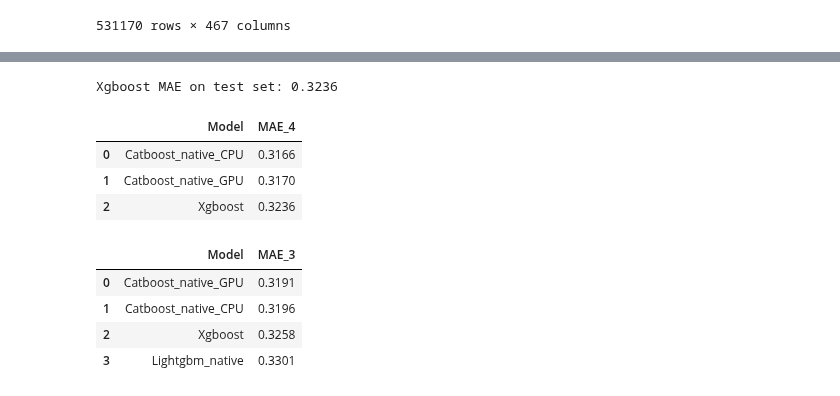
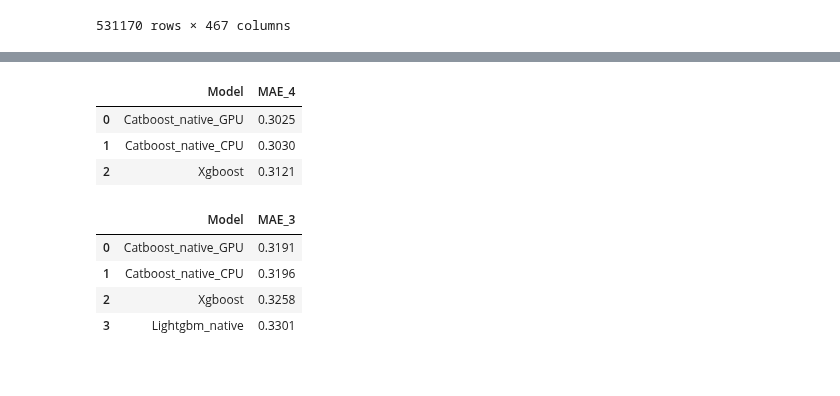
Before and after one commit to teodor-georgiev/Online-Retailer-Analysis-2014, a Jupyter notebook: 5. Recent_+_Interaction.ipynb, the cells around one changed output, grey strips where cells are left out. Saved outputs shown, nothing was run; the diff lists cells and outputs as text; code cells hidden in the pictures.

```diff
--- a/5. Recent_+_Interaction.ipynb
+++ b/5. Recent_+_Interaction.ipynb
@@ -690,5 +403,5 @@ df_train_encoded,df_test_encoded,encoder = Model.LOE_Encoder(df_train,df_test, c
 # %%
-catboost_params_cpu = {'iterations': 150, 'learning_rate': 0.1, 'depth': 10, 'loss_function': 'Logloss', 'random_seed': 42}
+catboost_params_cpu = {'iterations': 175, 'learning_rate': 0.11, 'depth': 9, 'loss_function': 'Logloss', 'random_seed': 42,"l2_leaf_reg": 15,"max_ctr_complexity" : 3}
 catboost_model_cpu, catboost_Y_pred_cpu, catboost_mae_cpu, catboost_Y_pred_proba_cpu = Model.catboost(df_train,df_test,catboost_params_cpu,1,cat_cols)
 print("Catboost_cpu MAE on test set:", catboost_mae_cpu)
 # %% [output]
@@ -713,7 +410,7 @@ Catboost_cpu MAE on test set: 0.3054
 # concat df_train and df_test
 df_train_whole = pd.concat([df_train,df_test],axis=0)
 # %%
-catboost_params_cpu = {'iterations': 150, 'learning_rate': 0.1, 'depth': 10, 'loss_function': 'Logloss', 'random_seed': 42}
-catboost_model_cpu_valid, catboost_Y_pred_cpu_valid, catboost_mae_cpu_valid, catboost_Y_pred_proba_cpu_valid = Model.catboost(df_train_whole,df_valid,catboost_params_cpu,1,cat_cols)
-print("Catboost_cpu MAE on test set:", catboost_mae_cpu_valid)
+catboost_params_gpu = {'iterations': 175, 'learning_rate': 0.11, 'depth': 10, 'loss_function': 'Logloss', 'random_seed': 42,"task_type":"GPU","l2_leaf_reg": 15,"max_ctr_complexity" : 3}
+catboost_model_gpu, catboost_Y_pred_gpu, catboost_mae_gpu, catboost_Y_pred_proba_gpu = Model.catboost(df_train,df_test,catboost_params_gpu,1,cat_cols)
+print("Catboost_gpu MAE on test set:", catboost_mae_gpu)
 # %% [output]
@@ -983,4 +423,0 @@ Xgboost MAE on test set: 0.1825
-# %%
-xgboost_params = {'max_depth': 9, 'learning_rate': 0.15, 'n_estimators': 50, 'objective': 'binary:logistic', 'random_state': 42,"objective":"binary:logistic"}
-xgb_model, xgb_Y_pred, xgb_mae, xgb_Y_pred_proba = Model.xgboost(df_train_encoded,df_test_encoded,xgboost_params,1)
-print("Xgboost MAE on test set:", xgb_mae)
@@ -1005,22 +424,16 @@ Xgboost MAE on test set: 0.3991
-# %%
-xgboost_params = {'max_depth': 9, 'learning_rate': 0.15, 'n_estimators': 50, 'objective': 'binary:logistic', 'random_state': 42,"objective":"binary:logistic"}
-xgb_model, xgb_Y_pred, xgb_mae, xgb_Y_pred_proba = Model.xgboost(df_train_encoded,df_test_encoded,xgboost_params,1)
-print("Xgboost MAE on test set:", xgb_mae)
-# %% [output]
-Xgboost MAE on test set: 0.3236
 # %%
-mae_dict_1 = {"Catboost_native_CPU":0.3166,"Catboost_native_GPU":0.317,"Xgboost":0.3236}
+mae_dict_1 = {"Catboost_native_CPU":catboost_mae_cpu,"Catboost_native_GPU":catboost_mae_gpu,"Xgboost":xgb_mae}
 model_results_1 = pd.DataFrame(mae_dict_1,index=["MAE_4"])
 model_results_1.sort_values(by="MAE_4",ascending=True,inplace=True,axis=1)
 model_results_1 = model_results_1.transpose()
 model_results_1.index.set_names(["Model"],inplace=True)
 model_results_1.reset_index(inplace=True)
 model_results_1
 # %% [output]
 |  | Model | MAE_4 |
-| 0 | Catboost_native_CPU | 0.3166 |
-| 1 | Catboost_native_GPU | 0.3170 |
-| 2 | Xgboost | 0.3236 |
+| 0 | Catboost_native_GPU | 0.3025 |
+| 1 | Catboost_native_CPU | 0.3030 |
+| 2 | Xgboost | 0.3121 |
 # %%
 model_performance = pd.read_csv("Model_Performances/Model_performance_1.csv")
 model_performance
```
Also changed, not shown: parts of 109 cells of this notebook.
